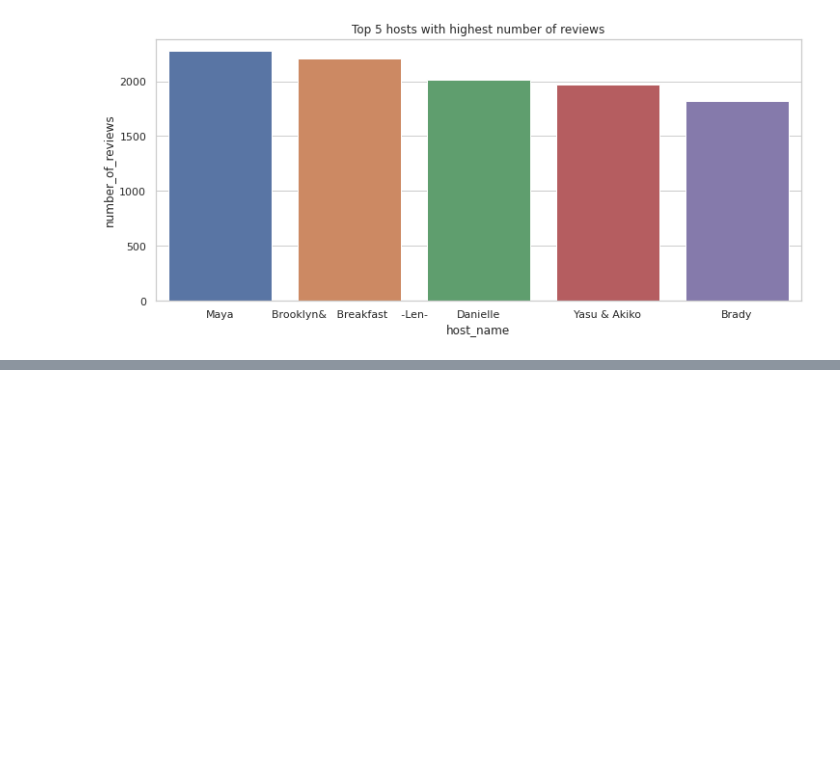
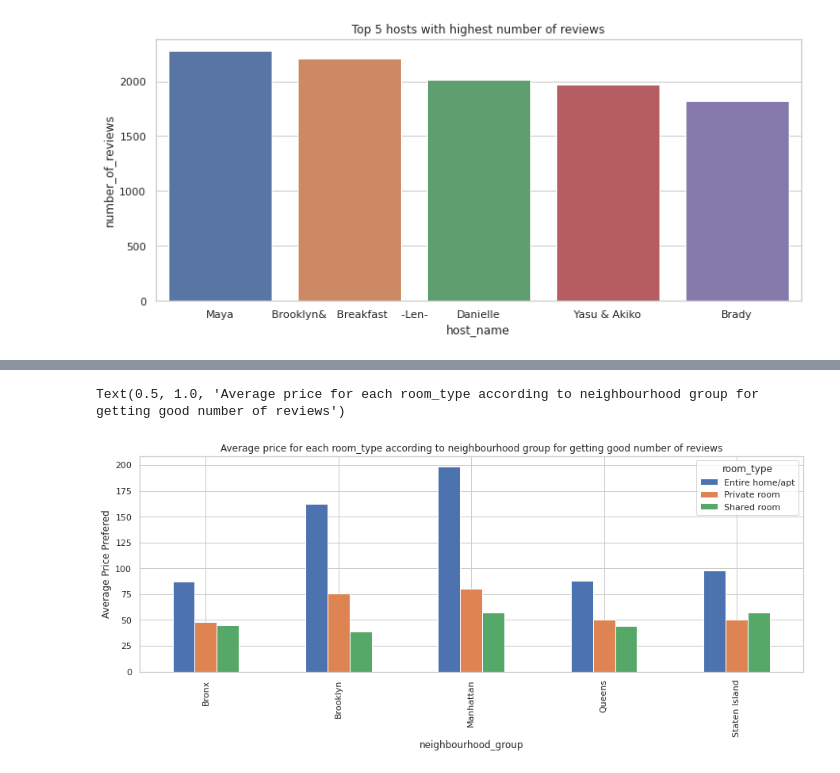
Before and after one commit to bhavikk001/airbnb-eda, a Jupyter notebook: Airbnb_Bookings_Analysis_(Team)_Capstone_Project.ipynb, the cells around one changed output, grey strips where cells are left out. Drawn from its saved outputs; the diff is of its cells as text; code cells hidden in the pictures; blank space fills up the shorter version.

```diff
--- a/Airbnb_Bookings_Analysis_(Team)_Capstone_Project.ipynb
+++ b/Airbnb_Bookings_Analysis_(Team)_Capstone_Project.ipynb
@@ -705,0 +754,10 @@ plt.show()
+# %%
+# creating a different Dataframe df_succesfull_host on the actual df Dataframe on the basis of highest number of reviews
+# first sorted the dataframe on basis of number_of_reviews and room_type and applied groupby on neighbourhood,room_type
+# then selected neighbourhood_group, number_of_reviews, room_type and price
+
+df_succesfull_hosts=df.sort_values(by=['room_type','number_of_reviews'],ascending=False).groupby(['neighbourhood_group','room_type'])['neighbourhood_group','room_type','number_of_reviews','price'].head(10)
+# now applying groupby on df_succesfull_hosts by neighbourhood_group and room_type then calculating average price for respected grouby objcet
+
+avg_preffered_price_df=df_succesfull_hosts.groupby(['neighbourhood_group','room_type'])['price'].mean().unstack()
+avg_preffered_price_df
@@ -705,0 +772,6 @@ plt.show()
+# %%
+avg_preffered_price_df.plot.bar(figsize=(15,5),ylabel='Average Price Prefered')
+plt.title("Average price for each room_type according to neighbourhood group for getting good number of reviews")
+# %% [output]
+Text(0.5, 1.0, 'Average price for each room_type according to neighbourhood group for getting good number of reviews')
+[figure, added]
```
Also changed, not shown: parts of 16 cells of this notebook.
